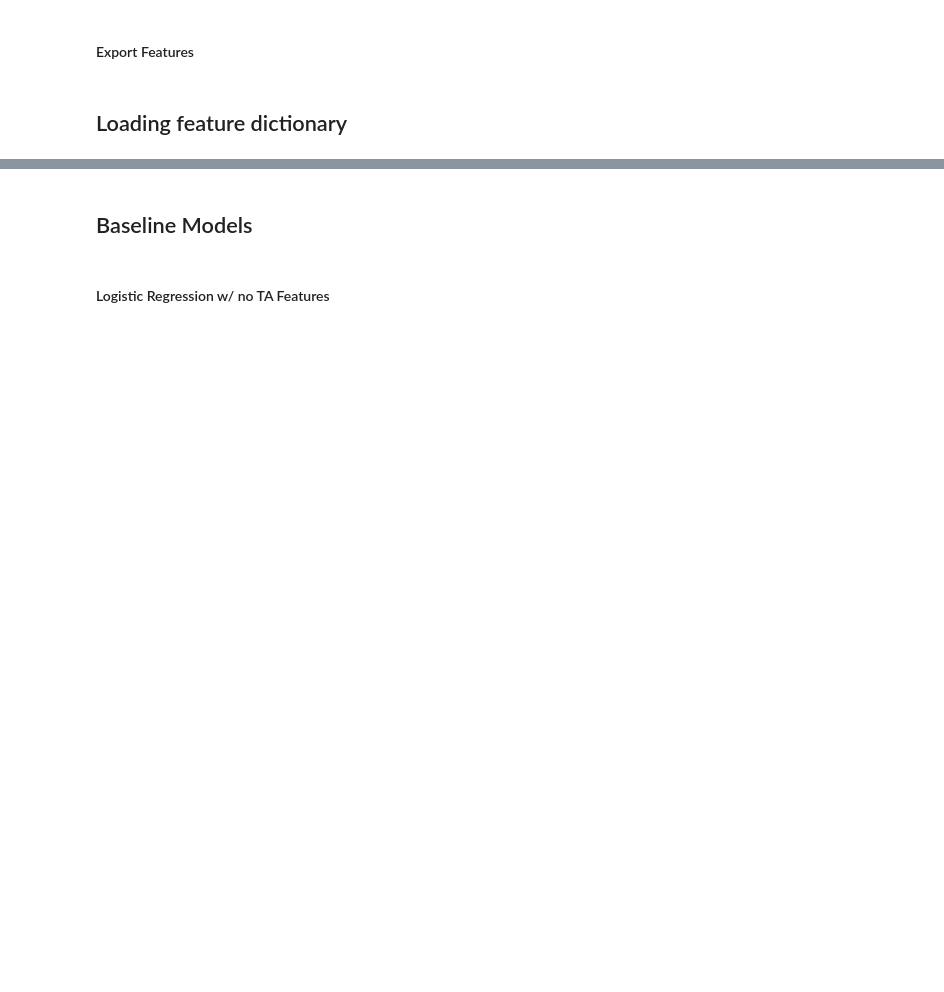
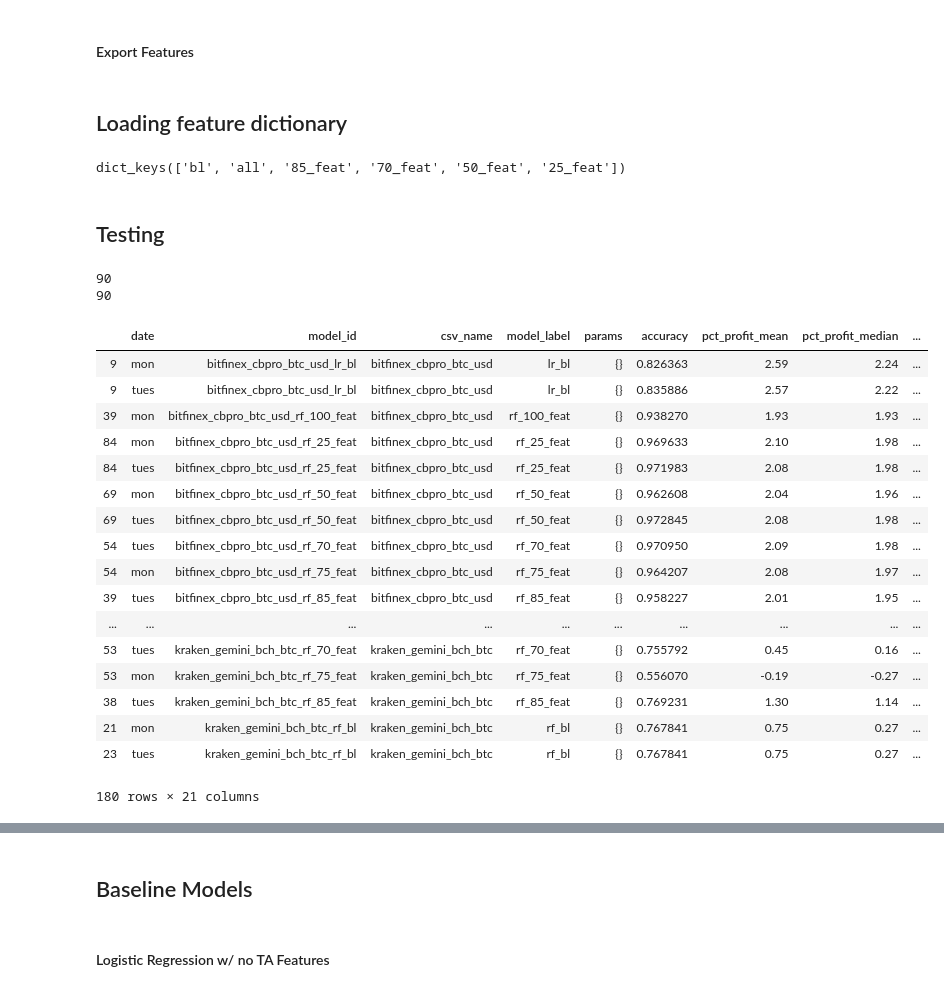
Before and after one commit to Cryptolytic-app/cryptolyticapp, a Jupyter notebook: modeling/2_arbitrage_model_training.ipynb, the cells around one changed output, grey strips where cells are left out. Saved outputs shown, nothing was run; the diff lists cells and outputs as text; code cells hidden in the pictures; blank space fills up the shorter version.

```diff
--- a/modeling/2_arbitrage_model_training.ipynb
+++ b/modeling/2_arbitrage_model_training.ipynb
@@ -169,6 +169,7 @@ warnings.filterwarnings("ignore")
 
 import pandas as pd
 pd.set_option('display.max_rows', 100000)
+pd.set_option('display.max_columns', 100000)
 import numpy as np
 import matplotlib.pyplot as plt
 import datetime as dt
@@ -794,3 +926,47 @@ feature_sets['all'] = features_uncorr
 # loading feature dict to use baseline features
 with open('data/features.txt') as json_file:
     feature_sets = json.load(json_file)
+# %%
+feature_sets.keys()
+# %% [output]
+dict_keys(['bl', 'all', '85_feat', '70_feat', '50_feat', '25_feat'])
+# %% [markdown]
+## Testing
+# %%
+
+perf_tues = pd.read_csv('data/model_perf_tues.csv')
+perf_tues['date'] = 'tues'
+
+perf = pd.read_csv('data/model_perf_test.csv')
+perf['date'] = 'mon'
+
+cols = perf.columns.tolist()
+perf_tues = perf_tues[['date'] + cols[:-1]]
+perf = perf[['date'] + cols[:-1]]
+print(len(perf))
+print(len(perf_tues))
+
+comp = perf.append([perf_tues])
+comp.sort_values(by=['csv_name', 'model_label', 'date'])
+# perf
+# %% [output]
+90
+90
+|  | date | model_id | csv_name | model_label | params | accuracy | pct_profit_mean | pct_profit_median | ... |
+| 9 | mon | bitfinex_cbpro_btc_usd_lr_bl | bitfinex_cbpro_btc_usd | lr_bl | {} | 0.826363 | 2.59 | 2.24 | ... |
+| 9 | tues | bitfinex_cbpro_btc_usd_lr_bl | bitfinex_cbpro_btc_usd | lr_bl | {} | 0.835886 | 2.57 | 2.22 | ... |
+| 39 | mon | bitfinex_cbpro_btc_usd_rf_100_feat | bitfinex_cbpro_btc_usd | rf_100_feat | {} | 0.938270 | 1.93 | 1.93 | ... |
+| 84 | mon | bitfinex_cbpro_btc_usd_rf_25_feat | bitfinex_cbpro_btc_usd | rf_25_feat | {} | 0.969633 | 2.10 | 1.98 | ... |
+| 84 | tues | bitfinex_cbpro_btc_usd_rf_25_feat | bitfinex_cbpro_btc_usd | rf_25_feat | {} | 0.971983 | 2.08 | 1.98 | ... |
+| 69 | mon | bitfinex_cbpro_btc_usd_rf_50_feat | bitfinex_cbpro_btc_usd | rf_50_feat | {} | 0.962608 | 2.04 | 1.96 | ... |
+| 69 | tues | bitfinex_cbpro_btc_usd_rf_50_feat | bitfinex_cbpro_btc_usd | rf_50_feat | {} | 0.972845 | 2.08 | 1.98 | ... |
+| 54 | tues | bitfinex_cbpro_btc_usd_rf_70_feat | bitfinex_cbpro_btc_usd | rf_70_feat | {} | 0.970950 | 2.09 | 1.98 | ... |
+| 54 | mon | bitfinex_cbpro_btc_usd_rf_75_feat | bitfinex_cbpro_btc_usd | rf_75_feat | {} | 0.964207 | 2.08 | 1.97 | ... |
+| 39 | tues | bitfinex_cbpro_btc_usd_rf_85_feat | bitfinex_cbpro_btc_usd | rf_85_feat | {} | 0.958227 | 2.01 | 1.95 | ... |
+| ... | ... | ... | ... | ... | ... | ... | ... | ... | ... |
+| 53 | tues | kraken_gemini_bch_btc_rf_70_feat | kraken_gemini_bch_btc | rf_70_feat | {} | 0.755792 | 0.45 | 0.16 | ... |
+| 53 | mon | kraken_gemini_bch_btc_rf_75_feat | kraken_gemini_bch_btc | rf_75_feat | {} | 0.556070 | -0.19 | -0.27 | ... |
+| 38 | tues | kraken_gemini_bch_btc_rf_85_feat | kraken_gemini_bch_btc | rf_85_feat | {} | 0.769231 | 1.30 | 1.14 | ... |
+| 21 | mon | kraken_gemini_bch_btc_rf_bl | kraken_gemini_bch_btc | rf_bl | {} | 0.767841 | 0.75 | 0.27 | ... |
+| 23 | tues | kraken_gemini_bch_btc_rf_bl | kraken_gemini_bch_btc | rf_bl | {} | 0.767841 | 0.75 | 0.27 | ... |
+180 rows × 21 columns
```
Also changed, not shown: parts of 23 cells of this notebook, 5 other files.
